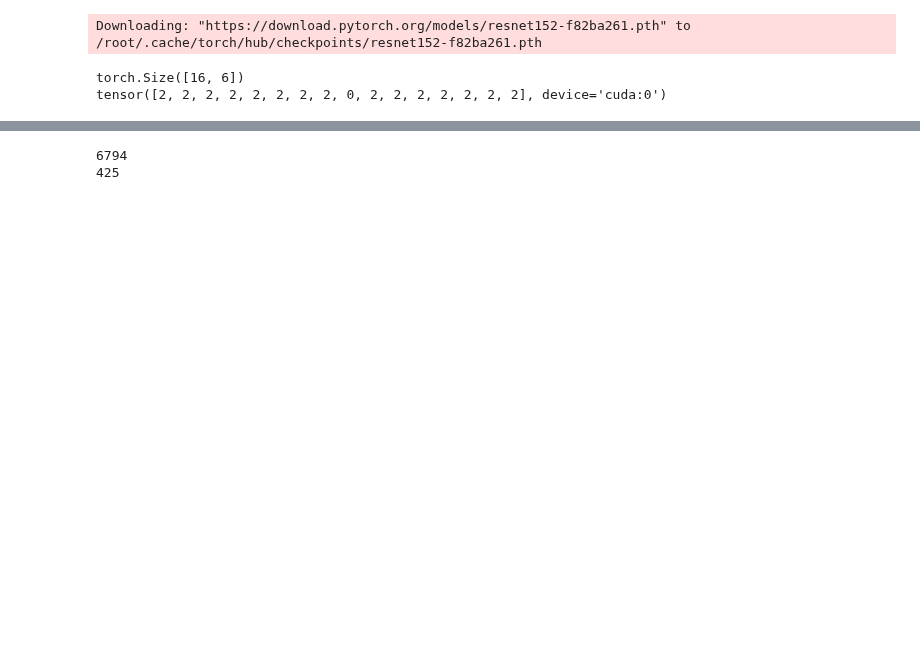
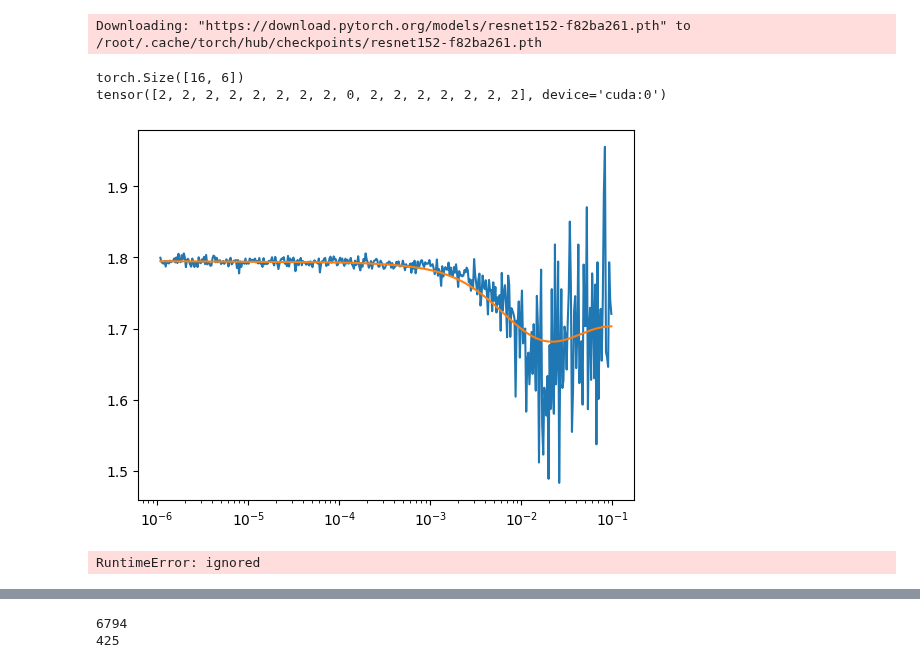
Before and after one commit to eisbetterthanpi/vision, a Jupyter notebook: resnet_ViT.ipynb, the cells around one changed output, grey strips where cells are left out. Saved outputs shown, nothing was run; the diff lists cells and outputs as text; code cells hidden in the pictures; blank space fills up the shorter version.

```diff
--- a/resnet_ViT.ipynb
+++ b/resnet_ViT.ipynb
@@ -67,7 +67,7 @@ class TrainTransform(object):
                 # transforms.ToTensor(), # ToTensored at dataset level, no need to ToTensor again
                 # transforms.Normalize(mean=[0.485, 0.456, 0.406], std=[0.229, 0.224, 0.225]), # normalised at dataset level. default 0.485, 0.456, 0.406], std=[0.229, 0.224, 0.225
                 ])
-            ], p=1.)
+            ], p=0.5)
 
     def __call__(self, sample):
         # dims = len(sample.shape)
@@ -453,38 +508,42 @@ def test(dataloader, model, loss_fn, verbose=True):
 # pth='/content/lr.pth'
 # torch.save(model.state_dict(), pth) # save temporary model for lr finding
 # model.load_state_dict(torch.load("lr.pth"))
-torch.autograd.set_detect_anomaly(True)
+# torch.autograd.set_detect_anomaly(True)
 epochs=1
 min_lr= 1e-6
-max_lr= 1e-3 # 1e-2
+max_lr= 1e-1 # 1e-2
 # 152: 1e-7 - 1e-4      result 3e-7 - 3e-6
 # inception: 1e-7 - 1e1      result 3e-7 - 3e-6
 
 loss_fn = nn.CrossEntropyLoss()
 # optimizer = torch.optim.AdamW(model.parameters(), lr=start_lr, betas=(0.9, 0.999), eps=1e-08, weight_decay=0.01)
 # optimizer = torch.optim.SGD(model.parameters(), lr=start_lr, momentum=0.9)
-import bitsandbytes as bnb
-optimizer = bnb.optim.AdamW(model.parameters(), lr=min_lr, betas=(0.9, 0.999), optim_bits=8)
+# import bitsandbytes as bnb
+# optimizer = bnb.optim.AdamW(model.parameters(), lr=min_lr, betas=(0.9, 0.999), optim_bits=8)
+optimizer = Lamb(model.parameters(), lr=min_lr, betas=(0.9, 0.999), eps=1e-08, weight_decay=3e-6)
 
 num_batches=len(test_loader)
 # num_batches=len(train_loader)
 
-total_steps=int(num_batches*epochs)
-# total_steps=int(np.ceil(num_batches/4)*epochs)
+# total_steps=int(num_batches*epochs)
+total_steps=int(np.ceil(num_batches/4)*epochs) # for grad accumulation
 
 # min_lr* gamma^total_steps = max_lr
-gamma = np.exp(np.log(max_lr/min_lr)/total_steps) # for scheduler step every optimizer step
+gamma = np.exp(np.log(max_lr/min_lr)/total_steps)
+scheduler = torch.optim.lr_scheduler.ExponentialLR(optimizer, gamma=gamma) # 0.75(20)-0.9(100)
+
+total_steps=total_steps*4 # for grad accumulation
+gamma = np.exp(np.log(max_lr/min_lr)/total_steps)
 lr_list=np.ones(total_steps)*min_lr*gamma**np.arange(total_steps)
-# gamma = np.exp(np.log(max_lr/min_lr)/(total_steps*4)) # total_steps*4 bec grad accumulation, loss step 4x per lr step
-# lr_list=np.ones(total_steps*4)*min_lr*gamma**np.arange(total_steps*4)
-scheduler = torch.optim.lr_scheduler.ExponentialLR(optimizer, gamma=gamma) # 0.75(20)-0.9(100)
 train_lst, test_lst=[],[]
 
 
+print("lr: ", optimizer.param_groups[0]["lr"])
 for i in range(epochs):
     train_ls = strain(test_loader, model, loss_fn, optimizer, scheduler)
     # train_ls = strain(train_loader, model, loss_fn, optimizer, scheduler)
     train_lst.extend(train_ls)
+print(optimizer.param_groups[0]["lr"])
 
 # https://stackoverflow.com/a/53472966/13359815
 from scipy.ndimage.filters import gaussian_filter1d
@@ -498,12 +557,31 @@ plt.xscale('log')
 # plt.plot(np.linspace(0,len(train_lst),len(test_lst)), test_lst)
 plt.show()
 plt.close()
+# %%
+num_batches=len(test_loader)
+# total_steps=int(num_batches*epochs)
+total_steps=int(np.ceil(num_batches/4)*epochs) # for grad accumulation
+
+total_steps=total_steps*4
+gamma = np.exp(np.log(max_lr/min_lr)/total_steps)
+lr_list=np.ones(total_steps)*min_lr*gamma**np.arange(total_steps)
+import matplotlib.pyplot as plt
+plt.plot(lr_list[3:], train_lst)
+plt.plot(lr_list[3:], train_lstsm)
+plt.xscale('log')
+# plt.plot(train_lst)
+# plt.plot(np.linspace(0,len(train_lst),len(test_lst)), test_lst)
+plt.show()
+plt.close()
+# %% [output]
+[figure, added]
 # %%
 # @title wwwwwwwww
 acc_lst, train_lst, test_lst=[],[],[]
 loss_fn = nn.CrossEntropyLoss()
 
-base_lr, max_lr = 3e-7, 3e-6 # resnet
+# base_lr, max_lr = 3e-7, 3e-6 # resnet
+base_lr, max_lr = 1e-3, 1e-2 # resnet lamb
 # base_lr, max_lr = 1e-6, 1e-5 # vit
 # base_lr, max_lr = 3e-6, 3e-5 # inception
 # end_lr, start_lr = 1e-5, 1e-3 # 0.0001,0.1
@@ -511,9 +589,11 @@ tp=0
 epochs = 5 #5 20
 # optimizer = torch.optim.SGD(model.parameters(), lr = start_lr, momentum=0.9)
 # optimizer = torch.optim.AdamW(model.parameters(), lr=base_lr, betas=(0.9, 0.999), eps=1e-08, weight_decay=3e-6)
-import bitsandbytes as bnb # 8bit optimizer
-# optimizer = bnb.optim.AdamW(model.parameters(), lr=base_lr, betas=(0.9, 0.999), optim_bits=8)
-optimizer = bnb.optim.AdamW(model.parameters(), lr=3e-6, betas=(0.9, 0.999), optim_bits=8)
+# import bitsandbytes as bnb # 8bit optimizer
+# # optimizer = bnb.optim.AdamW(model.parameters(), lr=base_lr, betas=(0.9, 0.999), optim_bits=8)
+# optimizer = bnb.optim.AdamW(model.parameters(), lr=3e-6, betas=(0.9, 0.999), optim_bits=8)
+# optimizer = Lamb(model.parameters(), lr=3e-5, betas=(0.9, 0.999), eps=1e-08, weight_decay=3e-6)
+optimizer = Lamb(model.parameters(), lr=base_lr, betas=(0.9, 0.999), eps=1e-08, weight_decay=3e-6)
 # 152 1e-5
 # cnn 3e-4
 
@@ -529,8 +609,8 @@ scheduler = torch.optim.lr_scheduler.OneCycleLR(optimizer, max_lr=max_lr, total_
 # pth='/content/res15270kg.pth'
 # pth='/content/res15270kg05aug.pth' # sps
 # pth='/content/drive/MyDrive/frame/res15236.pth' # A
-pth='/content/drive/MyDrive/frame/res152373605aug.pth' # A
-# pth='/content/res152373605aug.pth' # A
+# pth='/content/drive/MyDrive/frame/res152373605aug.pth' # B
+pth='/content/drive/MyDrive/frame/res152lamb12.pth' # sps
 
 
 # pth='/content/vit.pth'
@@ -543,10 +623,13 @@ pth='/content/drive/MyDrive/frame/res152373605aug.pth' # A
 
 
 # # to continue training
-tp, modelsd, optimsd, schedsd = torch.load(pth).values()
+# tp, modelsd, optimsd, schedsd = torch.load(pth).values()
+tp, modelsd, optimsd = torch.load(pth, map_location ='cpu').values()
 model.load_state_dict(modelsd)
 optimizer.load_state_dict(optimsd)
-# scheduler.load_state_dict(schedsd)
+# # scheduler.load_state_dict(schedsd)
+# %% [output]
+RuntimeError: ignored
 # %%
 
 import time
```
Also changed, not shown: parts of 11 cells of this notebook.
